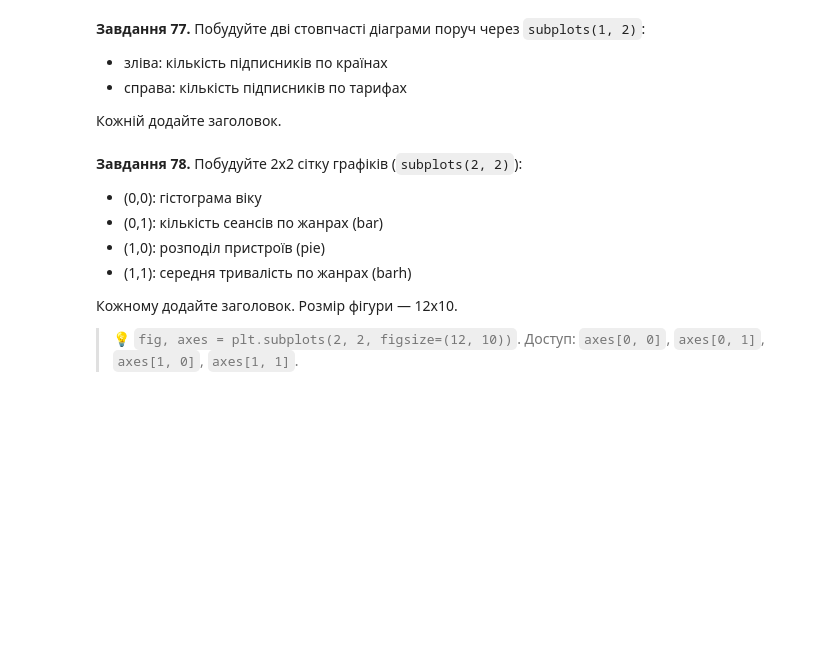
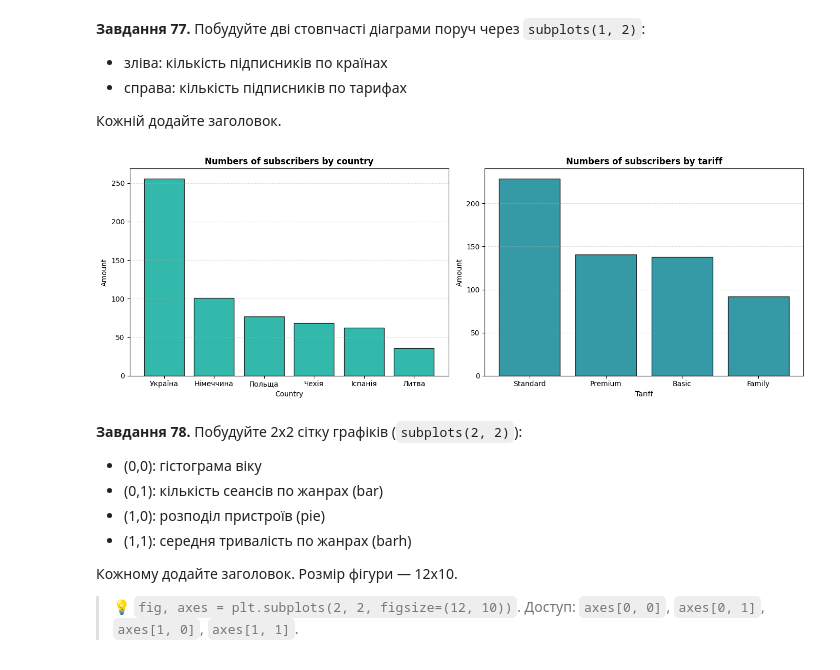
Before and after one commit to NatalieAleksandrova2026/DTA_2026, a Jupyter notebook: Homework/pandas_viz_practice.ipynb, the cells around one changed output. Drawn from its saved outputs; the diff is of its cells as text; code cells hidden in the pictures; blank space fills up the shorter version.

```diff
--- a/Homework/pandas_viz_practice.ipynb
+++ b/Homework/pandas_viz_practice.ipynb
@@ -1509,3 +1507,26 @@ plt.show()
+# %%
+# Завдання 77:
+country_counts = subs["country"].value_counts()
+tariff_counts = subs["plan"].value_counts()
+
+fig, (ax1, ax2) = plt.subplots(1, 2, figsize=(14, 5))
+
+ax1.bar(country_counts.index, country_counts.values, color="#00A896", edgecolor="black", alpha=0.8)
+ax1.set_title("Numbers of subscribers by country", fontsize=12, fontweight="bold")
+ax1.set_xlabel("Country", fontsize=10)
+ax1.set_ylabel("Amount", fontsize=10)
+ax1.grid(axis="y", linestyle="--", alpha=0.4)
+
+ax2.bar(tariff_counts.index, tariff_counts.values, color="#028090", edgecolor="black", alpha=0.8)
+ax2.set_title("Numbers of subscribers by tariff", fontsize=12, fontweight="bold")
+ax2.set_xlabel("Tariff", fontsize=10)
+ax2.set_ylabel("Amount", fontsize=10)
+ax2.grid(axis="y", linestyle="--", alpha=0.4)
+
+plt.tight_layout()
+plt.show()
+# %% [output]
+[figure, added]
 # %% [markdown]
 **Завдання 78.** Побудуйте 2x2 сітку графіків (`subplots(2, 2)`):
 - (0,0): гістограма віку
```
Also changed, not shown: parts of 3 cells of this notebook.
